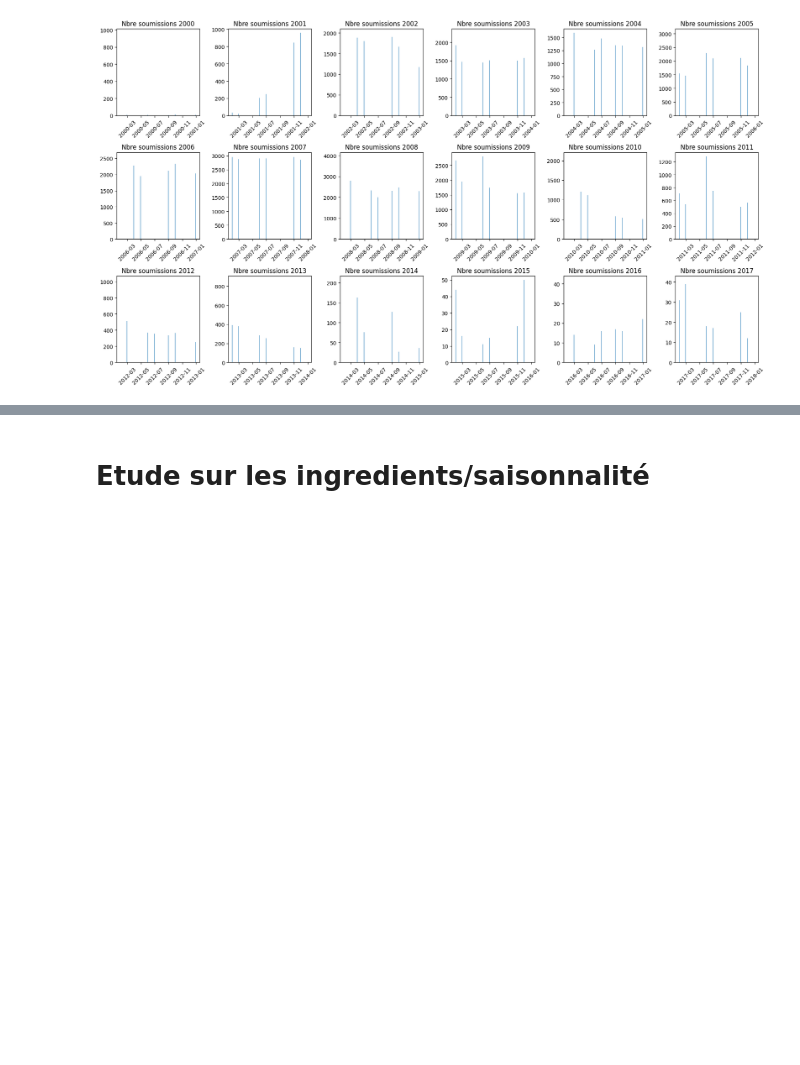
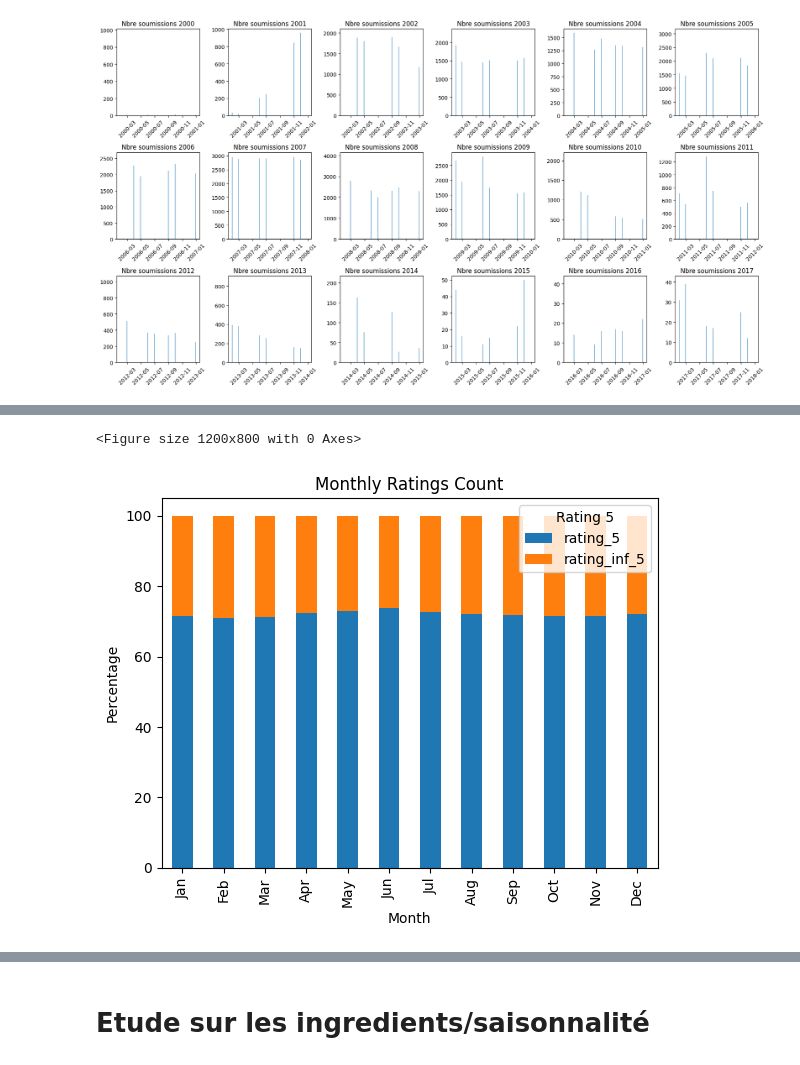
Before and after one commit to ramzinaji/analyse_cooking_app, a Jupyter notebook: etude_app_cuisine/script.ipynb, the cells around one changed output, grey strips where cells are left out. Drawn from its saved outputs; the diff is of its cells as text; code cells hidden in the pictures; blank space fills up the shorter version.

```diff
--- a/etude_app_cuisine/script.ipynb
+++ b/etude_app_cuisine/script.ipynb
@@ -171,0 +205,20 @@ df_monthly_recipes_count.describe()
+# %%
+# DISTRIBUTION DES RATINGS = 5 ET <> 5 SELON LES MOIS
+
+ratings_count_monthly['total'] = ratings_count_monthly.sum(axis=1)
+ratings_count_monthly['rating_inf_5'] = ratings_count_monthly['total'] - ratings_count_monthly['rating_5']
+ratings_percentage_monthly = ratings_count_monthly.div(ratings_count_monthly['total'], axis=0)
+ratings_percentage_monthly_5 = ratings_percentage_monthly[['rating_5', 'rating_inf_5']] * 100
+# %%
+
+plt.figure(figsize=(12, 8))
+ratings_percentage_monthly_5.plot(kind='bar', stacked=True)
+plt.xlabel('Month')
+plt.ylabel('Percentage')
+plt.title('Monthly Ratings Count')
+plt.xticks(ticks=range(12), labels=['Jan', 'Feb', 'Mar', 'Apr', 'May', 'Jun', 'Jul', 'Aug', 'Sep', 'Oct', 'Nov', 'Dec'])
+plt.legend(title='Rating 5')
+plt.show()
+# %% [output]
+<Figure size 1200x800 with 0 Axes>
+[figure, added]
```
Also changed, not shown: parts of 26 cells of this notebook.
